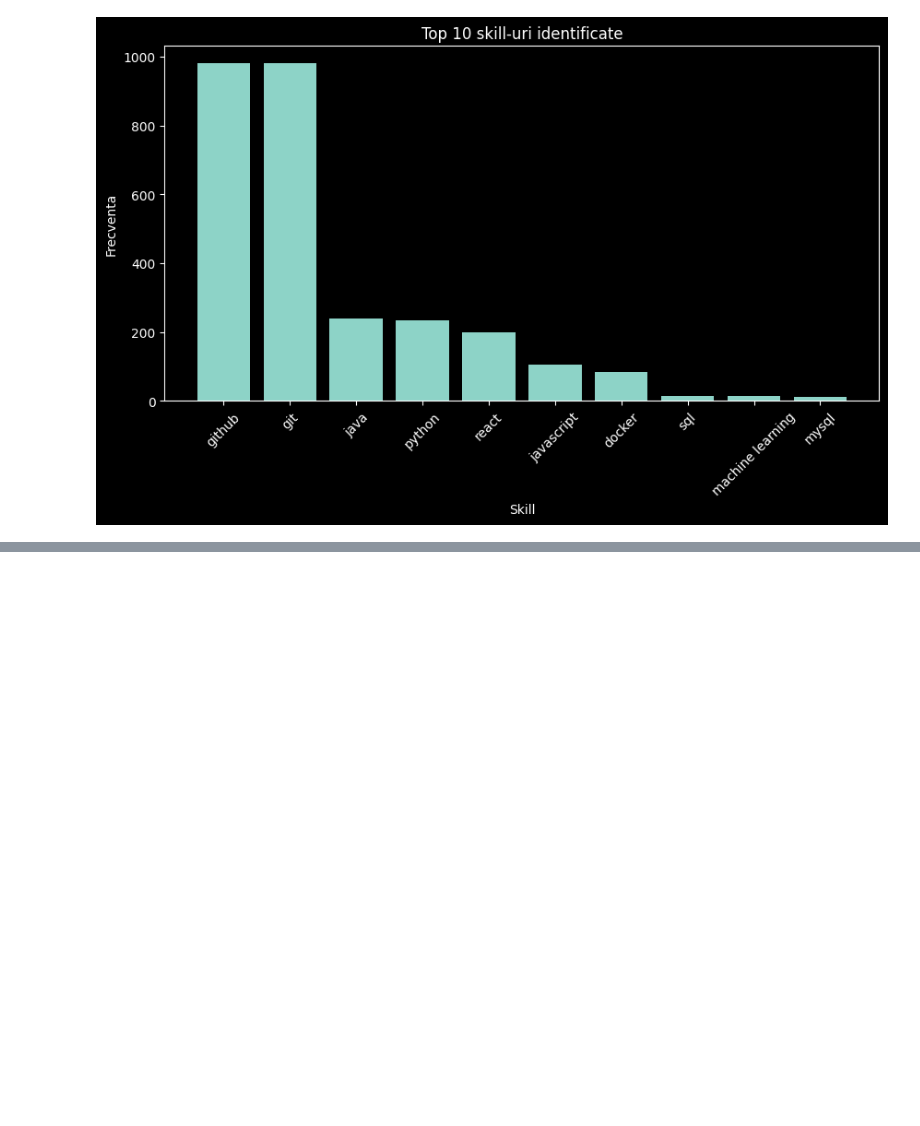
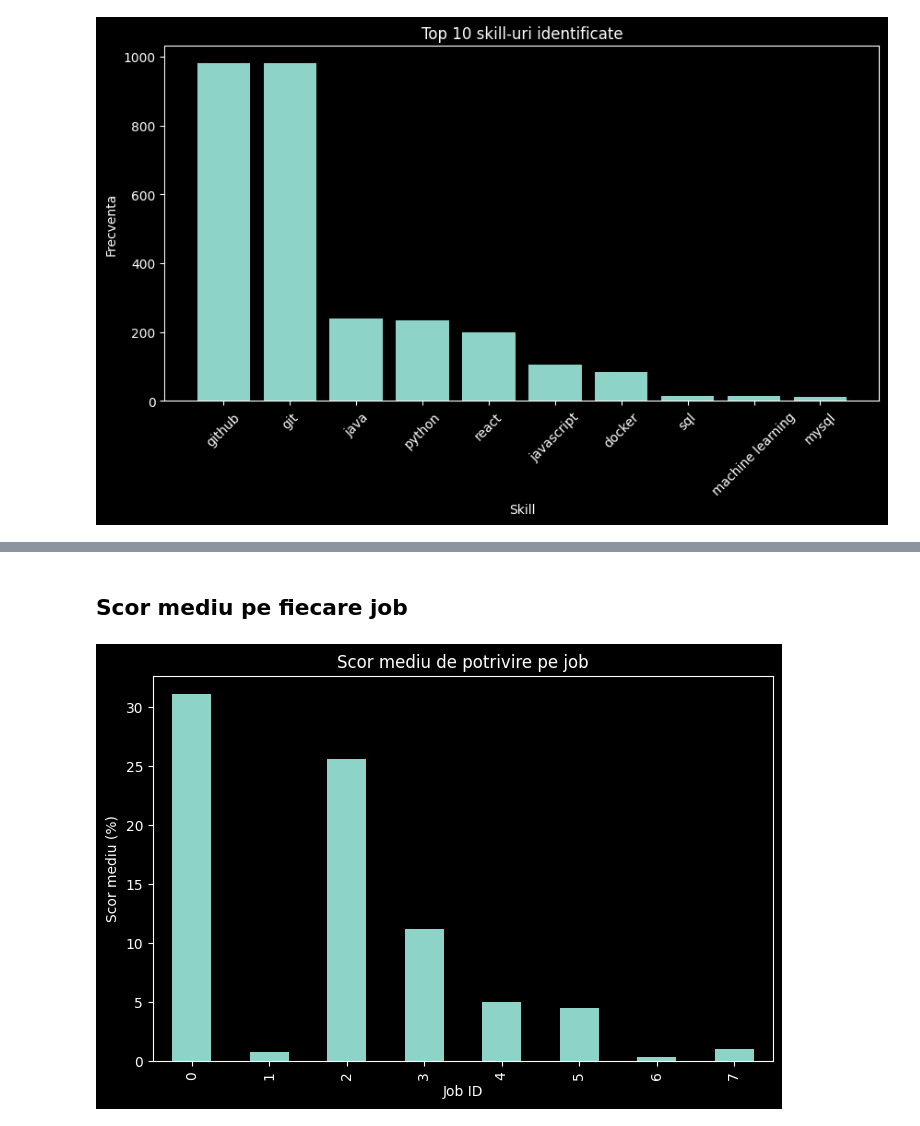
Before and after one commit to victor-moga30/cv-parsing-hr-assistant, a Jupyter notebook: amalia_analiza_date.ipynb, the cells around one changed output, grey strips where cells are left out. Cells and saved outputs as stored; diff of their text form; code cells hidden in the pictures; blank space fills up the shorter version.

```diff
--- a/amalia_analiza_date.ipynb
+++ b/amalia_analiza_date.ipynb
@@ -121,0 +152,13 @@ plt.show()
+# %% [markdown]
+## Scor mediu pe fiecare job
+# %%
+avg_scores = matching_df.groupby("job_id")["match_score"].mean()
+
+plt.figure(figsize=(8, 5))
+avg_scores.plot(kind="bar")
+plt.title("Scor mediu de potrivire pe job")
+plt.xlabel("Job ID")
+plt.ylabel("Scor mediu (%)")
+plt.show()
+# %% [output]
+[figure, added]
```
Also changed, not shown: parts of 9 cells of this notebook.
